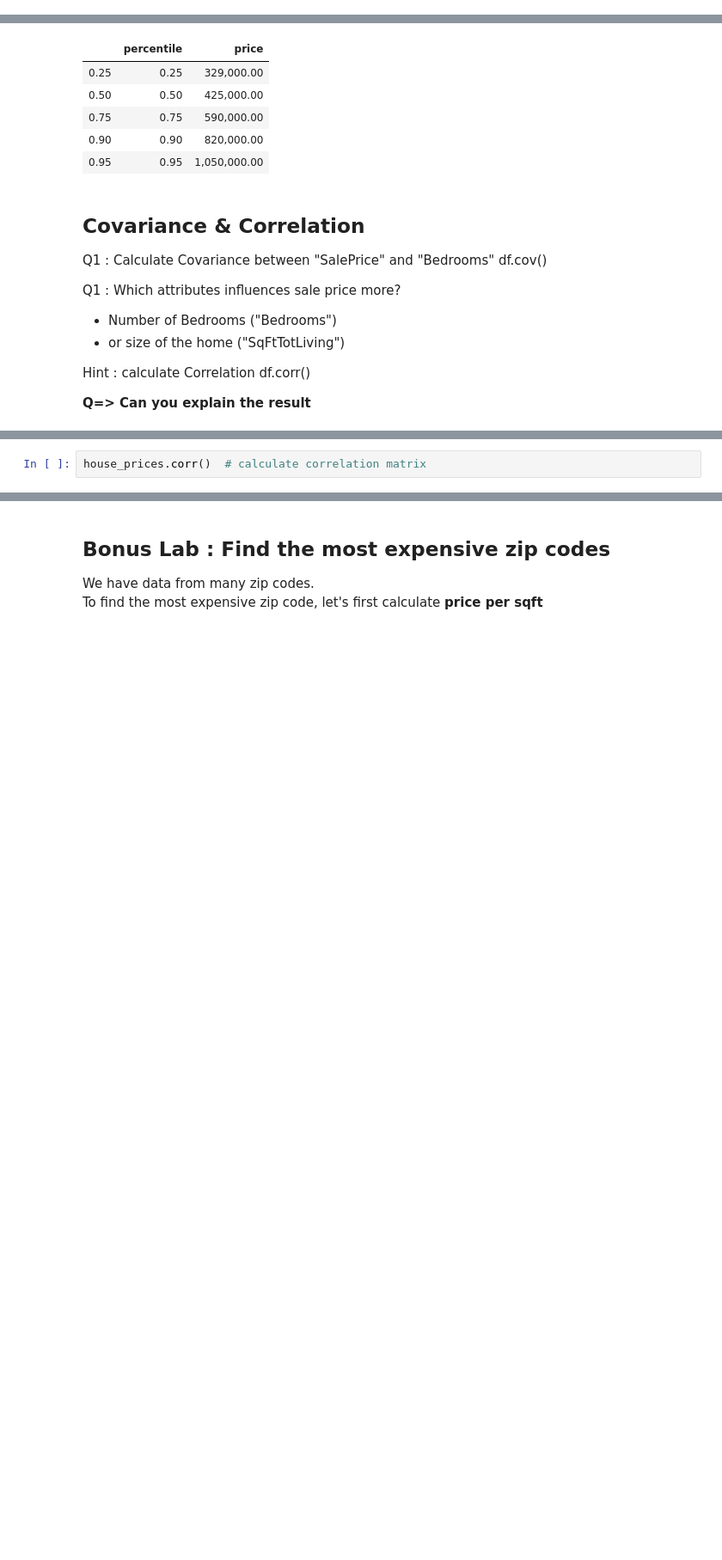
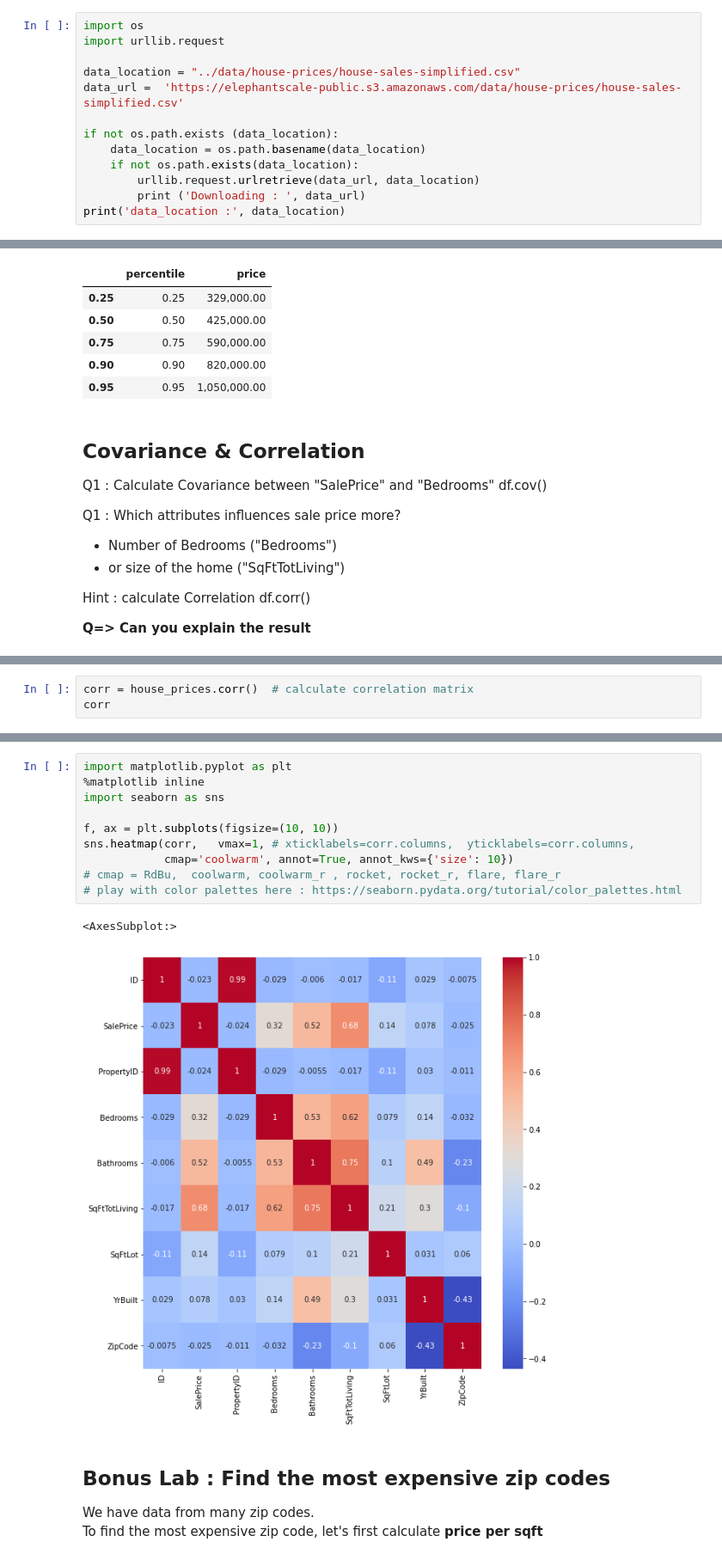
Before and after one commit to elephantscale/machine-learning-workshop, a Jupyter notebook: exploration/solutions/explore-house-sales-solution.ipynb, the cells around one changed output, grey strips where cells are left out. Shown at 86% size. Cells and saved outputs as stored; diff of their text form; blank space fills up the shorter version.

```diff
--- a/exploration/solutions/explore-house-sales-solution.ipynb
+++ b/exploration/solutions/explore-house-sales-solution.ipynb
@@ -34,0 +7,13 @@ data_location: https://elephantscale-public.s3.amazonaws.com/data/house-prices/h
+# %%
+import os
+import urllib.request
+
+data_location = "../data/house-prices/house-sales-simplified.csv"
+data_url =  'https://elephantscale-public.s3.amazonaws.com/data/house-prices/house-sales-simplified.csv'
+
+if not os.path.exists (data_location):
+    data_location = os.path.basename(data_location)
+    if not os.path.exists(data_location):
+        urllib.request.urlretrieve(data_url, data_location)
+        print ('Downloading : ', data_url)
+print('data_location :', data_location)
@@ -200,7 +207,8 @@ house_prices.cov() # Calculate covariance matrix
 | YrBuilt | 6,998.66 | 826,490.19 | 2,679,067,924.56 | 3.86 | 11.63 | 8,603.14 | 27,066.11 | 956.14 | -485,120.93 |
 | ZipCode | -2,124,951.17 | -306,248,678.96 | -1,169,969,998,862.21 | -1,020.59 | -6,507.02 | -3,525,812.61 | 61,392,253.22 | -485,120.93 | 1,303,691,297.81 |
 # %%
-house_prices.corr()  # calculate correlation matrix
+corr = house_prices.corr()  # calculate correlation matrix
+corr
 # %% [output]
 |  | ID | SalePrice | PropertyID | Bedrooms | Bathrooms | SqFtTotLiving | SqFtLot | YrBuilt | ZipCode |
 | ID | 1.00 | -0.02 | 0.99 | -0.03 | -0.01 | -0.02 | -0.11 | 0.03 | -0.01 |
@@ -215,3 +225,16 @@ house_prices.corr()  # calculate correlation matrix
+# %%
+import matplotlib.pyplot as plt
+%matplotlib inline
+import seaborn as sns
+
+f, ax = plt.subplots(figsize=(10, 10))
+sns.heatmap(corr,   vmax=1, # xticklabels=corr.columns,  yticklabels=corr.columns,
+            cmap='coolwarm', annot=True, annot_kws={'size': 10})
+# cmap = RdBu,  coolwarm, coolwarm_r , rocket, rocket_r, flare, flare_r
+# play with color palettes here : https://seaborn.pydata.org/tutorial/color_palettes.html
+# %% [output]
+<AxesSubplot:>
+[figure, added]
 # %% [markdown]
 ## Bonus Lab : Find the most expensive zip codes
 We have data from many zip codes.
```
Also changed, not shown: parts of 7 cells of this notebook, 7 other files.
